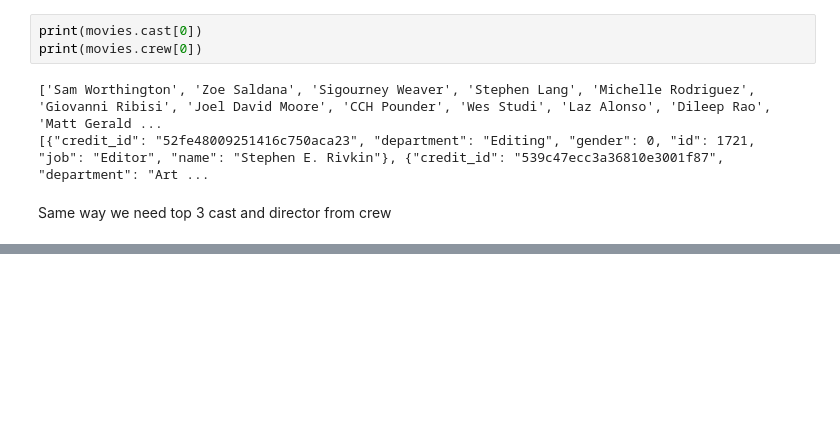
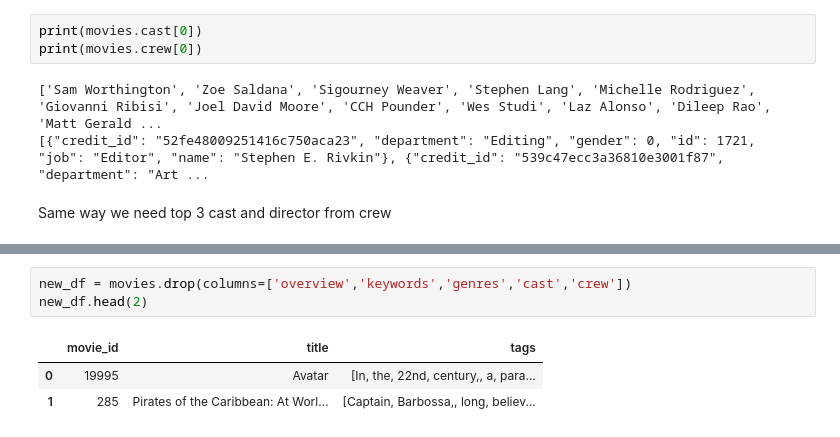
Before and after one commit to Bhomaramsuthar/Movie-recommendation, a Jupyter notebook: Content-Based-Recommender-System/model.ipynb, the cells around one changed output, grey strips where cells are left out. Drawn from its saved outputs; the diff is of its cells as text; blank space fills up the shorter version.

```diff
--- a/Content-Based-Recommender-System/model.ipynb
+++ b/Content-Based-Recommender-System/model.ipynb
@@ -101,0 +139,7 @@ movies.head(2)
+# %%
+new_df = movies.drop(columns=['overview','keywords','genres','cast','crew'])
+new_df.head(2)
+# %% [output]
+|  | movie_id | title | tags |
+| 0 | 19995 | Avatar | [In, the, 22nd, century,, a, para... |
+| 1 | 285 | Pirates of the Caribbean: At Worl... | [Captain, Barbossa,, long, believ... |
```
Also changed, not shown: parts of 10 cells of this notebook.
